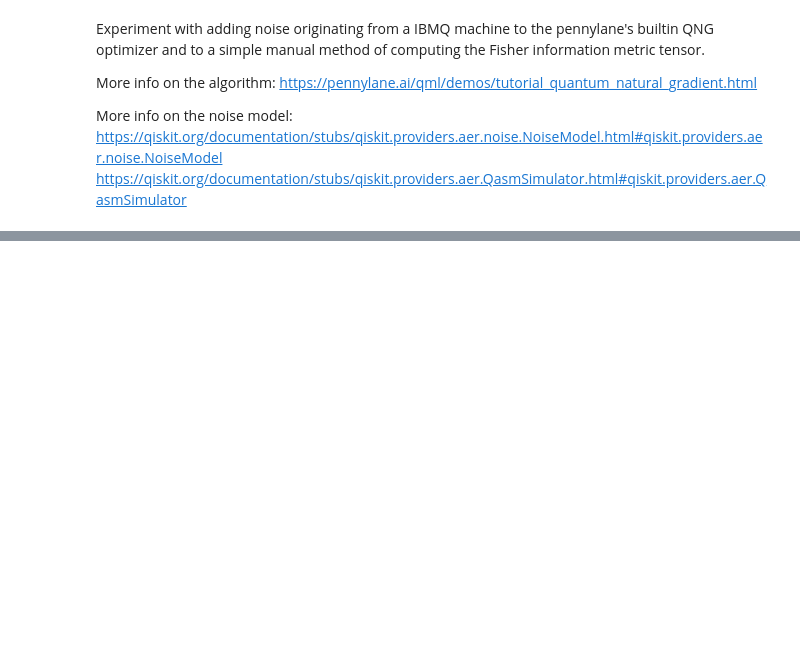
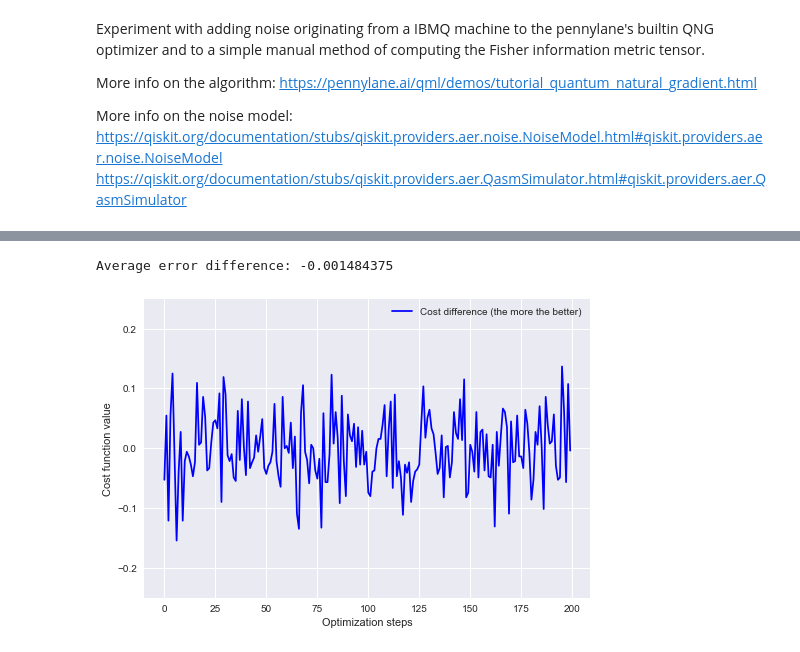
Before and after one commit to pwegrzyn/pennylane-extra, a Jupyter notebook: examples/qng_with_noise_demo.ipynb, the cells around one changed output, grey strips where cells are left out. Drawn from its saved outputs; the diff is of its cells as text; code cells hidden in the pictures; blank space fills up the shorter version.

```diff
--- a/examples/qng_with_noise_demo.ipynb
+++ b/examples/qng_with_noise_demo.ipynb
@@ -278,0 +331,14 @@ plt.show()
+# %%
+cost_difference = [(a - b) for a, b in zip(qng_cost_mitigated, qng_cost_mitigated_4096)]
+
+print('Average cost difference:', sum(cost_difference)/len(cost_difference))
+
+plt.plot(cost_difference, "b", label="Cost difference (the more the better)")
+plt.ylabel("Cost function value")
+plt.xlabel("Optimization steps")
+plt.ylim(-0.25, 0.25)
+plt.legend()
+plt.show()
+# %% [output]
+Average error difference: -0.001484375
+[figure, added]
```
Also changed, not shown: parts of 17 cells of this notebook, 1 other file.
